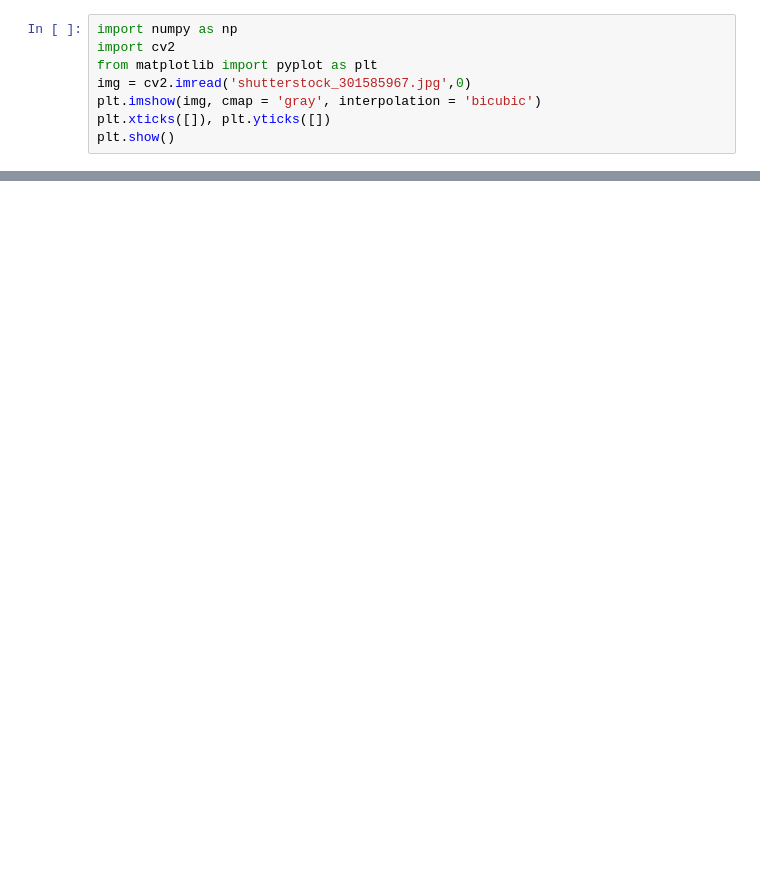
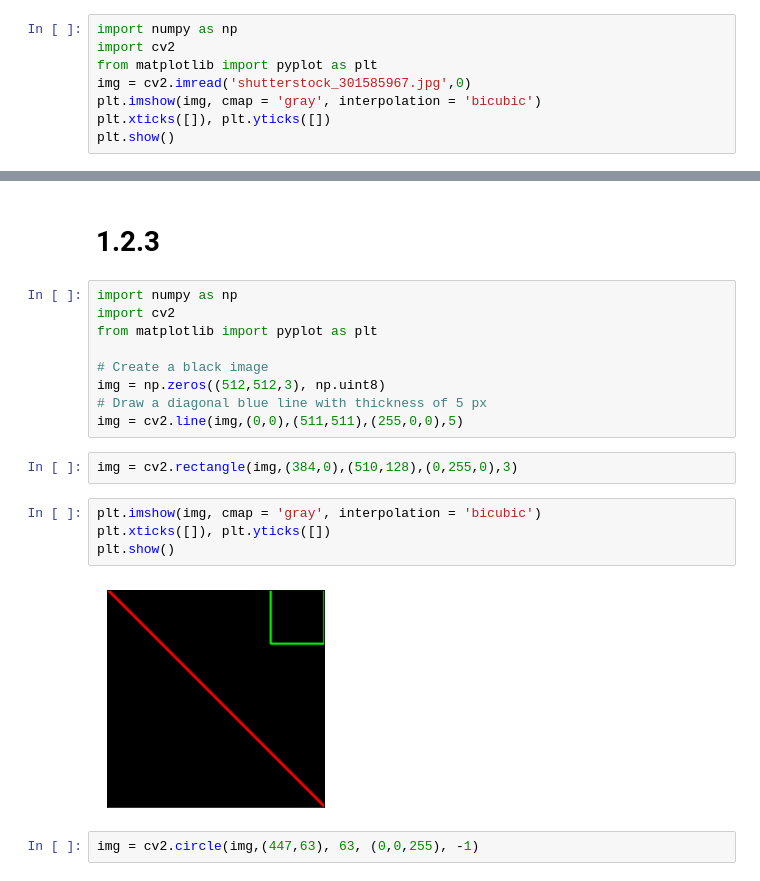
Before and after one commit to cncn0069/ComputerVision, a Jupyter notebook: 1.2.ipynb, the cells around one changed output, grey strips where cells are left out. Drawn from its saved outputs; the diff is of its cells as text; blank space fills up the shorter version.

```diff
--- a/1.2.ipynb
+++ b/1.2.ipynb
@@ -36,0 +107,21 @@ plt.show()
+# %% [markdown]
+# 1.2.3
+# %%
+import numpy as np
+import cv2
+from matplotlib import pyplot as plt
+
+# Create a black image
+img = np.zeros((512,512,3), np.uint8)
+# Draw a diagonal blue line with thickness of 5 px
+img = cv2.line(img,(0,0),(511,511),(255,0,0),5)
+# %%
+img = cv2.rectangle(img,(384,0),(510,128),(0,255,0),3)
+# %%
+plt.imshow(img, cmap = 'gray', interpolation = 'bicubic')
+plt.xticks([]), plt.yticks([])
+plt.show()
+# %% [output]
+[figure, added]
+# %%
+img = cv2.circle(img,(447,63), 63, (0,0,255), -1)
```
Also changed, not shown: parts of 22 cells of this notebook.
